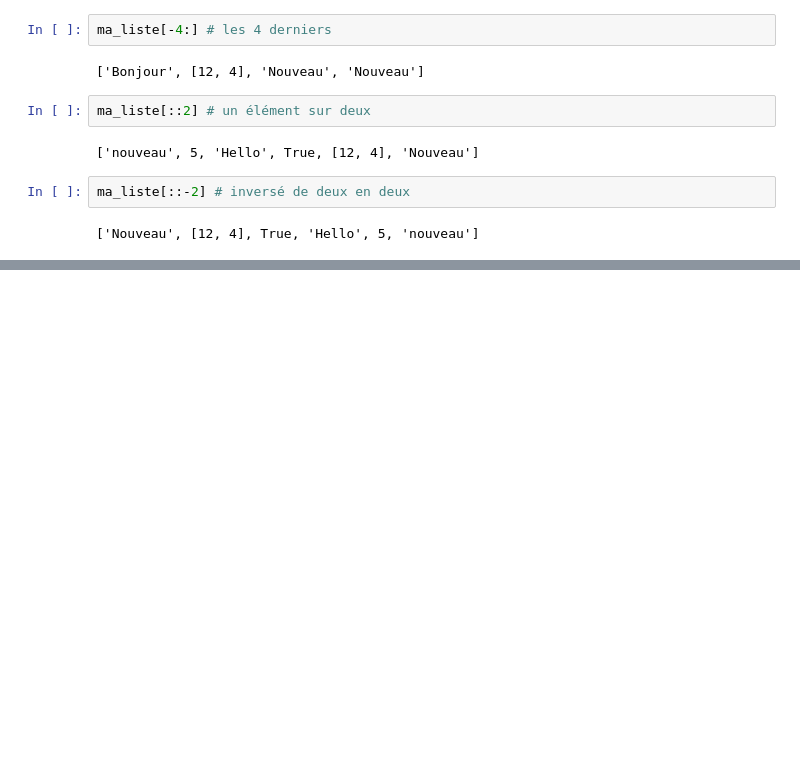
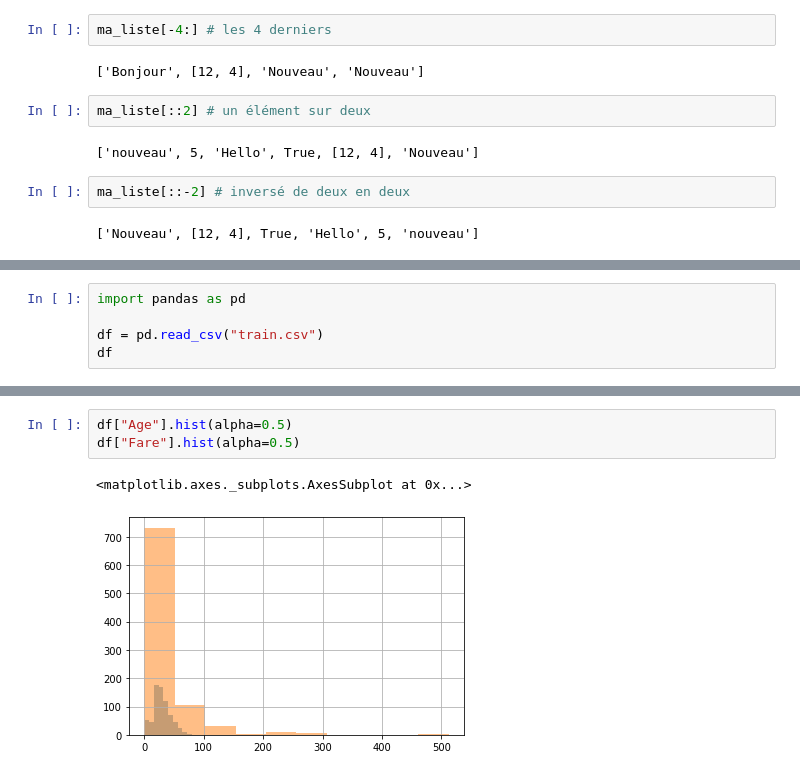
Before and after one commit to komi24/IB201116, a Jupyter notebook: Intro.ipynb, the cells around one changed output, grey strips where cells are left out. Cells and saved outputs as stored; diff of their text form; blank space fills up the shorter version.

```diff
--- a/Intro.ipynb
+++ b/Intro.ipynb
@@ -272,0 +286,5 @@ ma_liste[::-2] # inversé de deux en deux
+# %%
+import pandas as pd
+
+df = pd.read_csv("train.csv")
+df
@@ -272,0 +305,6 @@ ma_liste[::-2] # inversé de deux en deux
+# %%
+df["Age"].hist(alpha=0.5)
+df["Fare"].hist(alpha=0.5)
+# %% [output]
+<matplotlib.axes._subplots.AxesSubplot at 0x...>
+[figure, added]
```
Also changed, not shown: parts of 24 cells of this notebook, 1 other file.
